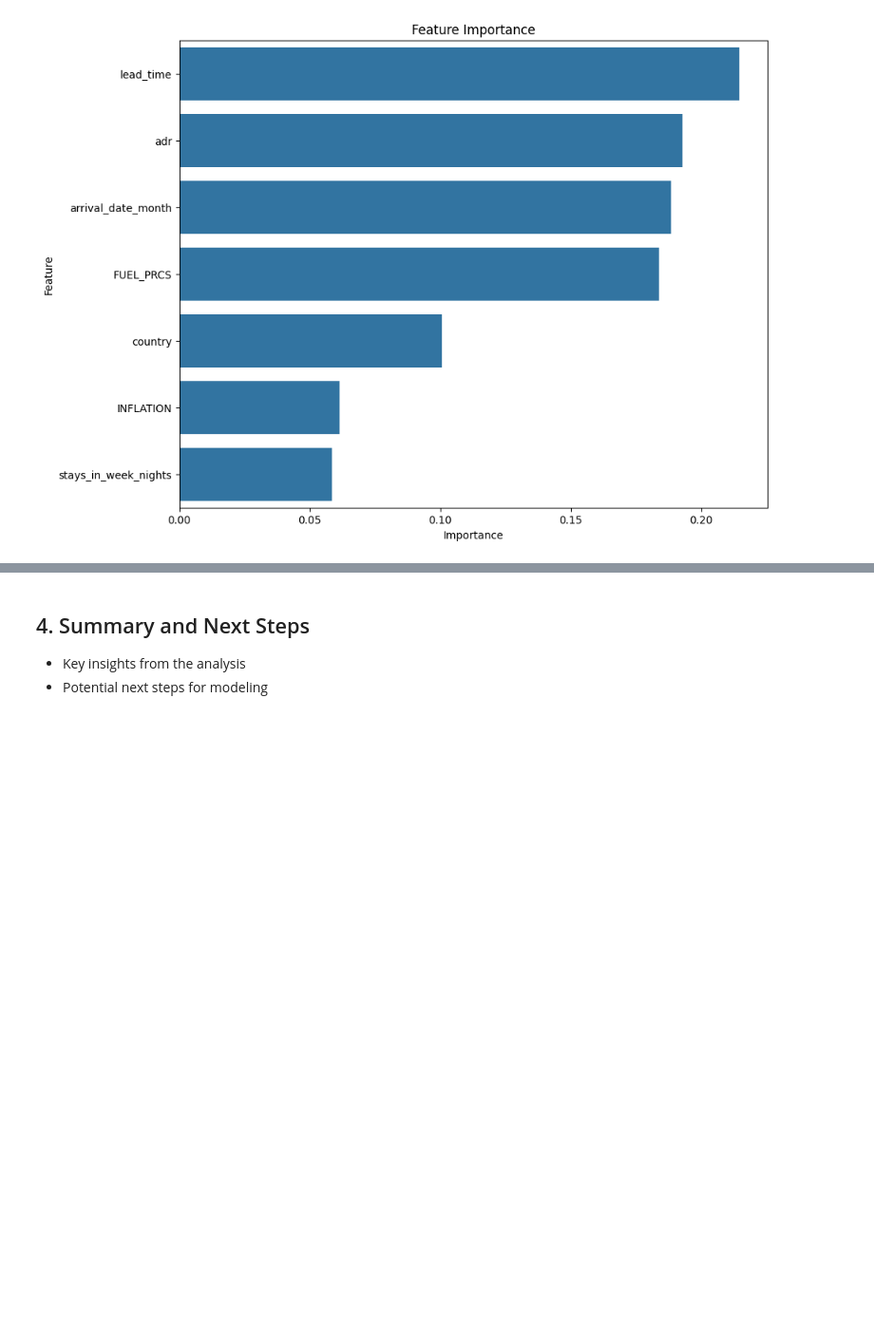
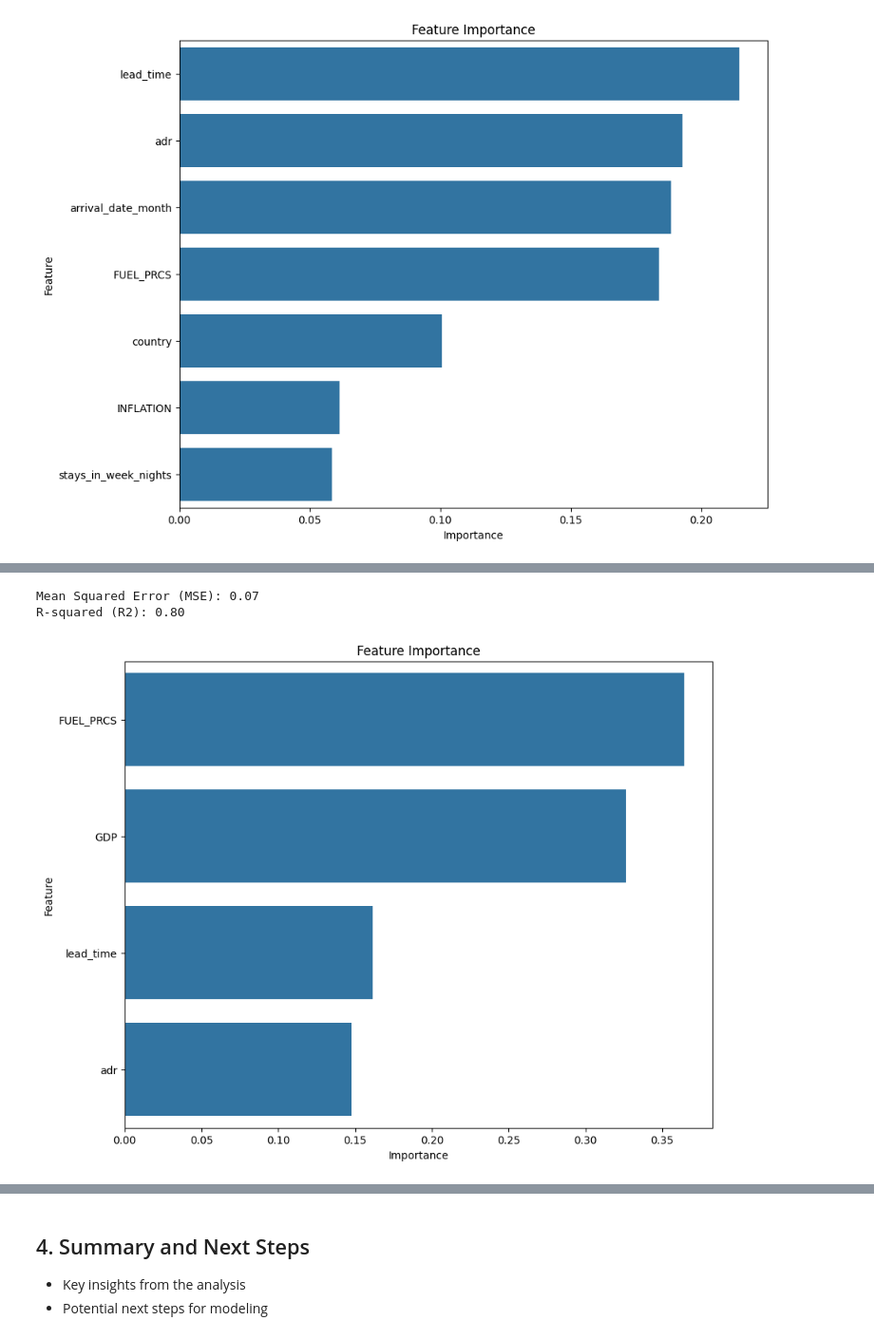
Before and after one commit to sarahfink123/demand_prediction, a Jupyter notebook: notebooks/Felizitas_Exploratory_Data_Analyis_.ipynb, the cells around one changed output, grey strips where cells are left out. Shown at 95% size. Cells and saved outputs as stored; diff of their text form; code cells hidden in the pictures; blank space fills up the shorter version.

```diff
--- a/notebooks/Felizitas_Exploratory_Data_Analyis_.ipynb
+++ b/notebooks/Felizitas_Exploratory_Data_Analyis_.ipynb
@@ -940,0 +1001,53 @@ plt.show()
+# %%
+from sklearn.ensemble import RandomForestRegressor
+from sklearn.metrics import mean_squared_error, r2_score
+from sklearn.model_selection import train_test_split
+import matplotlib.pyplot as plt
+import seaborn as sns
+import pandas as pd
+
+# Assuming df_encoded is your DataFrame and adr is the target variable
+target_variable = 'arrival_date_month'
+predictors = ['adr', 'GDP', 'lead_time', 'FUEL_PRCS']
+
+X = df_encoded[predictors]
+y = df_encoded[target_variable]
+
+# Split the data into training and testing sets
+X_train, X_test, y_train, y_test = train_test_split(X, y, test_size=0.2, random_state=42)
+
+# Train a RandomForestRegressor
+model = RandomForestRegressor(random_state=42)
+model.fit(X_train, y_train)
+
+# Get feature importances
+importances = model.feature_importances_
+
+# Create a DataFrame for visualization
+feature_importance_df = pd.DataFrame({
+    'Feature': X.columns,
+    'Importance': importances
+})
+
+# Sort by importance
+feature_importance_df = feature_importance_df.sort_values(by='Importance', ascending=False)
+
+# Make predictions on the test set
+y_pred = model.predict(X_test)
+
+# Evaluate the model
+mse = mean_squared_error(y_test, y_pred)
+r2 = r2_score(y_test, y_pred)
+
+print(f"Mean Squared Error (MSE): {mse:.2f}")
+print(f"R-squared (R2): {r2:.2f}")
+
+# Plot the feature importances
+plt.figure(figsize=(10, 8))
+sns.barplot(x='Importance', y='Feature', data=feature_importance_df)
+plt.title('Feature Importance')
+plt.show()
+# %% [output]
+Mean Squared Error (MSE): 0.07
+R-squared (R2): 0.80
+[figure, added]
```
Also changed, not shown: parts of 7 cells of this notebook.
